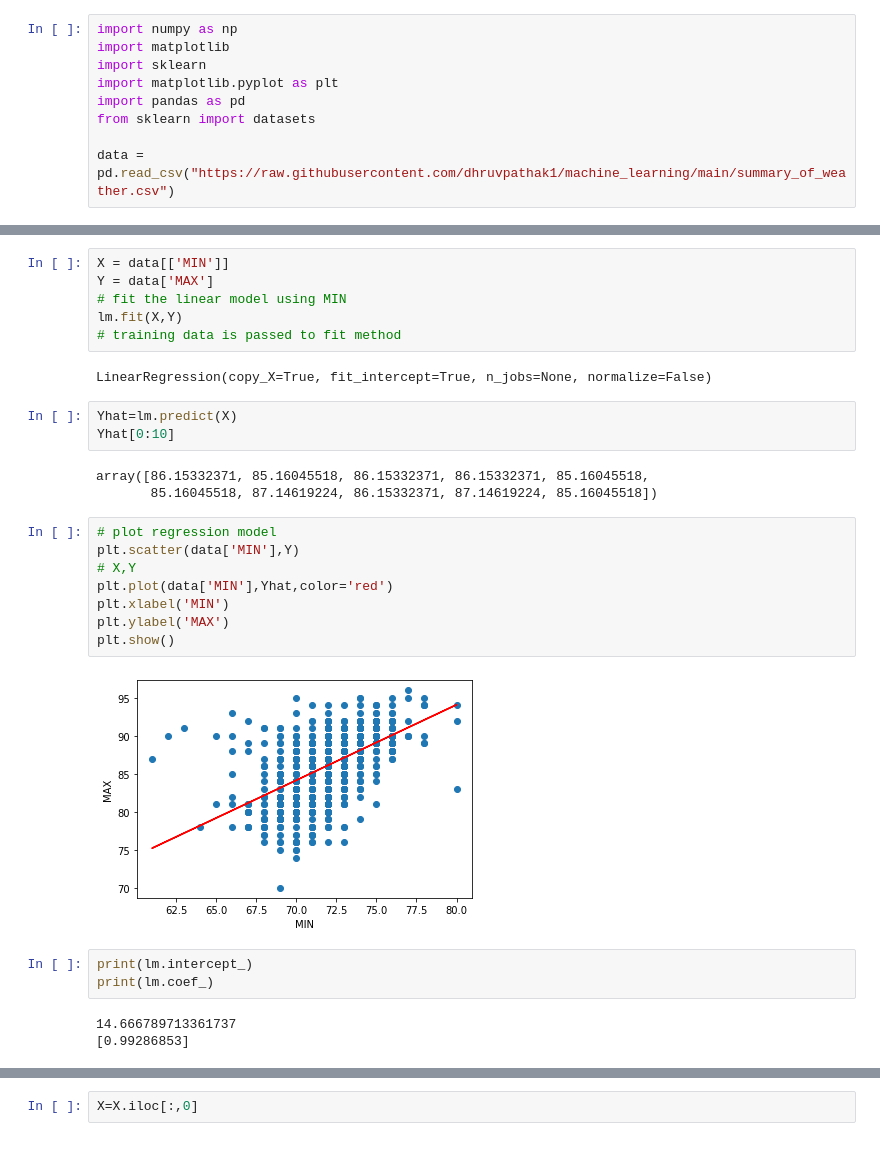
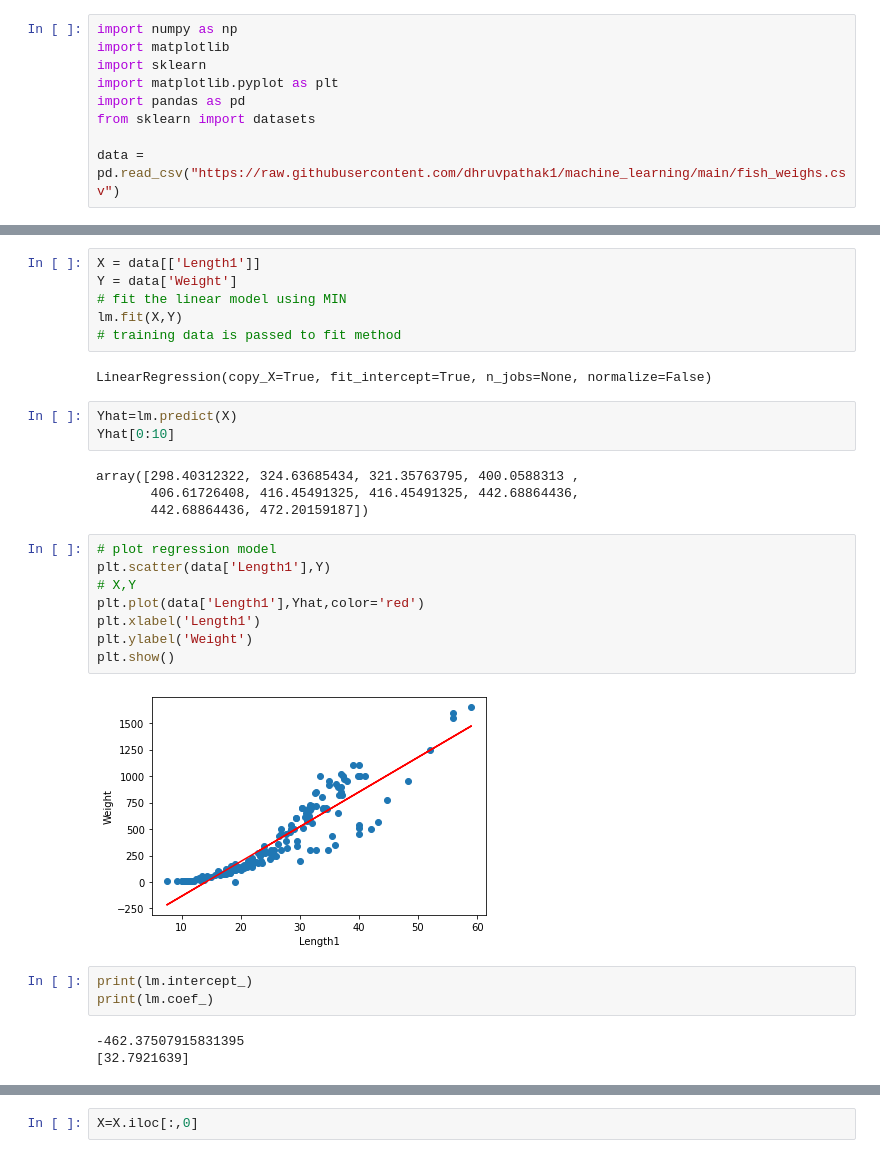
Before and after one commit to dhruvpathak1/machine_learning, a Jupyter notebook: ML_Lab4.ipynb, the cells around one changed output, grey strips where cells are left out. Saved outputs shown, nothing was run; the diff lists cells and outputs as text.

```diff
--- a/ML_Lab4.ipynb
+++ b/ML_Lab4.ipynb
@@ -8,7 +8,7 @@ import matplotlib.pyplot as plt
 import pandas as pd
 from sklearn import datasets
 
-data = pd.read_csv("https://raw.githubusercontent.com/dhruvpathak1/machine_learning/main/summary_of_weather.csv")
+data = pd.read_csv("https://raw.githubusercontent.com/dhruvpathak1/machine_learning/main/fish_weighs.csv")
 # %%
 data.shape
 # %% [output]
@@ -40,8 +37,8 @@ lm
 # %% [output]
 LinearRegression(copy_X=True, fit_intercept=True, n_jobs=None, normalize=False)
 # %%
-X = data[['MIN']]
-Y = data['MAX']
+X = data[['Length1']]
+Y = data['Weight']
 # fit the linear model using MIN
 lm.fit(X,Y)
 # training data is passed to fit method
@@ -51,24 +48,25 @@ LinearRegression(copy_X=True, fit_intercept=True, n_jobs=None, normalize=False)
 Yhat=lm.predict(X)
 Yhat[0:10]
 # %% [output]
-array([86.15332371, 85.16045518, 86.15332371, 86.15332371, 85.16045518,
-       85.16045518, 87.14619224, 86.15332371, 87.14619224, 85.16045518])
+array([298.40312322, 324.63685434, 321.35763795, 400.0588313 ,
+       406.61726408, 416.45491325, 416.45491325, 442.68864436,
+       442.68864436, 472.20159187])
 # %%
 # plot regression model
-plt.scatter(data['MIN'],Y)
+plt.scatter(data['Length1'],Y)
 # X,Y
-plt.plot(data['MIN'],Yhat,color='red')
-plt.xlabel('MIN')
-plt.ylabel('MAX')
+plt.plot(data['Length1'],Yhat,color='red')
+plt.xlabel('Length1')
+plt.ylabel('Weight')
 plt.show()
 # %% [output]
-[figure, old version]
+[figure, new version]
 # %%
 print(lm.intercept_)
 print(lm.coef_)
 # %% [output]
-14.666789713361737
-[0.99286853]
+-462.37507915831395
+[32.7921639]
 # %%
 from sklearn.metrics import mean_squared_error, r2_score
 
```
Also changed, not shown: parts of 7 cells of this notebook.
